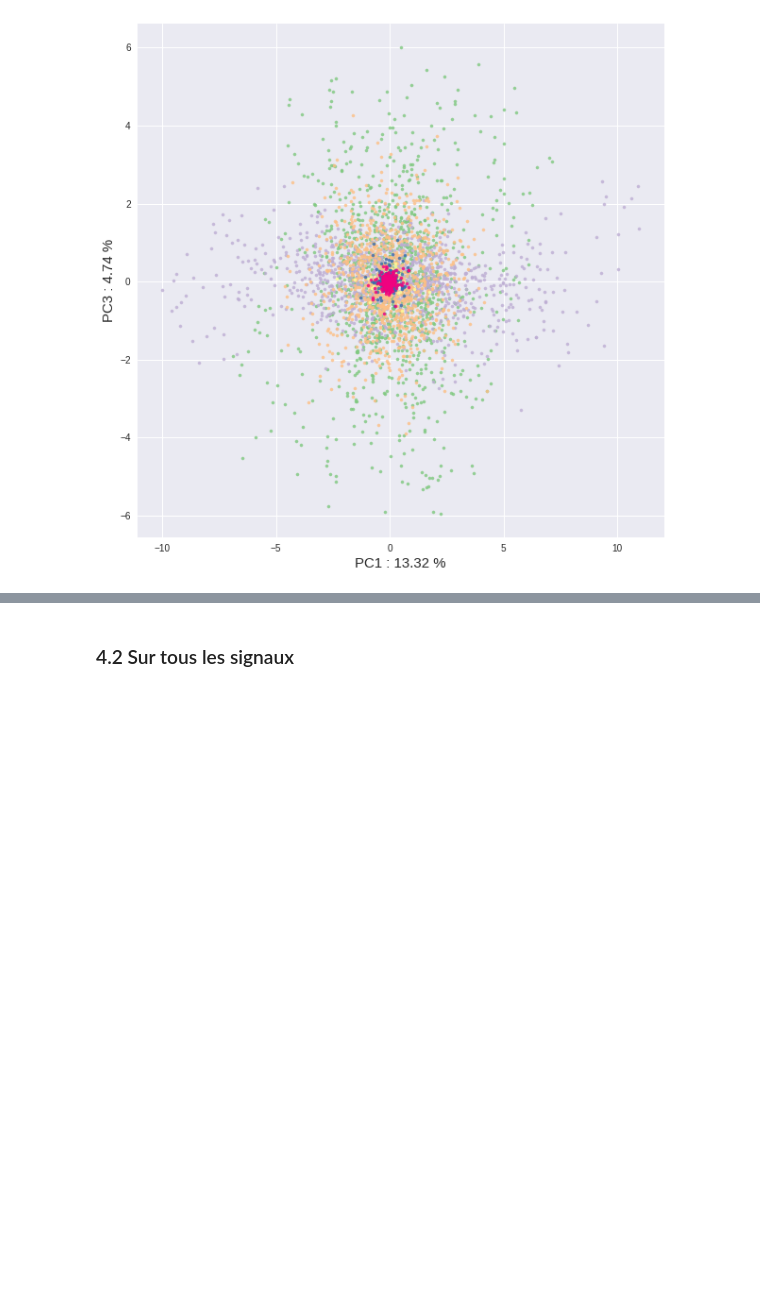
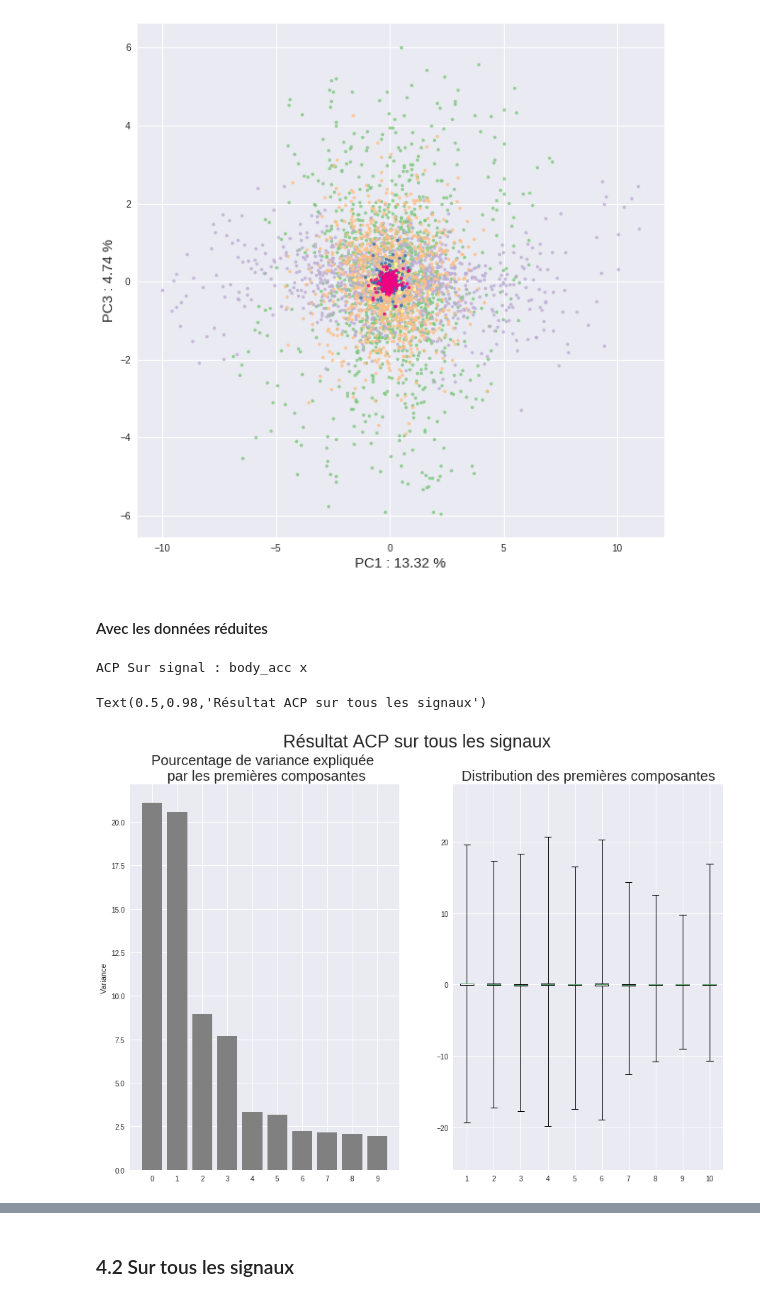
Before and after one commit to eva0marques/Human-recognition-activity-project, a Jupyter notebook: Atelier-HAR-Exploration_Inertial_data.ipynb, the cells around one changed output, grey strips where cells are left out. Saved outputs shown, nothing was run; the diff lists cells and outputs as text; code cells hidden in the pictures; blank space fills up the shorter version.

Commit message:
Suite du projet HAR sur données brutes

```diff
--- a/Atelier-HAR-Exploration_Inertial_data.ipynb
+++ b/Atelier-HAR-Exploration_Inertial_data.ipynb
@@ -261,3 +263,31 @@ ax = fig.add_subplot(1,1,1)
 plot_pca(X_r, Y_train_label,fig ,ax ,1 ,3)
 # %% [output]
 [figure]
+# %% [markdown]
+#### Avec les données réduites
+# %%
+print("ACP Sur signal : " +signal)
+scaler = sprep.StandardScaler(with_mean=False)
+X_train_std=scaler.fit_transform(X_train[:,:,isignal])
+X_r_std = pca.fit_transform(X_train_std)
+X_r_std = pca.fit_transform(sprep.scale(X_train[:,:,isignal],with_mean=False))
+# %% [output]
+ACP Sur signal : body_acc x
+# %%
+fig = plt.figure(figsize=(15,10))
+ax = fig.add_subplot(1,2,1)
+ax.bar(range(10), pca.explained_variance_ratio_[:10]*100, align='center',
+        color='grey', ecolor='black')
+ax.set_xticks(range(10))
+ax.set_ylabel("Variance")
+ax.set_title("", fontsize=35)
+ax.set_title("Pourcentage de variance expliquée \n par les premières composantes", fontsize=20)
+
+ax = fig.add_subplot(1,2,2)
+box=ax.boxplot(X_r_std[:,0:10],whis=100)
+ax.set_title("Distribution des premières composantes", fontsize=20)
+
+fig.suptitle("Résultat ACP sur tous les signaux", fontsize=25)
+# %% [output]
+Text(0.5,0.98,'Résultat ACP sur tous les signaux')
+[figure, added]
```
Also changed, not shown: parts of 20 cells of this notebook, 1 other file.
